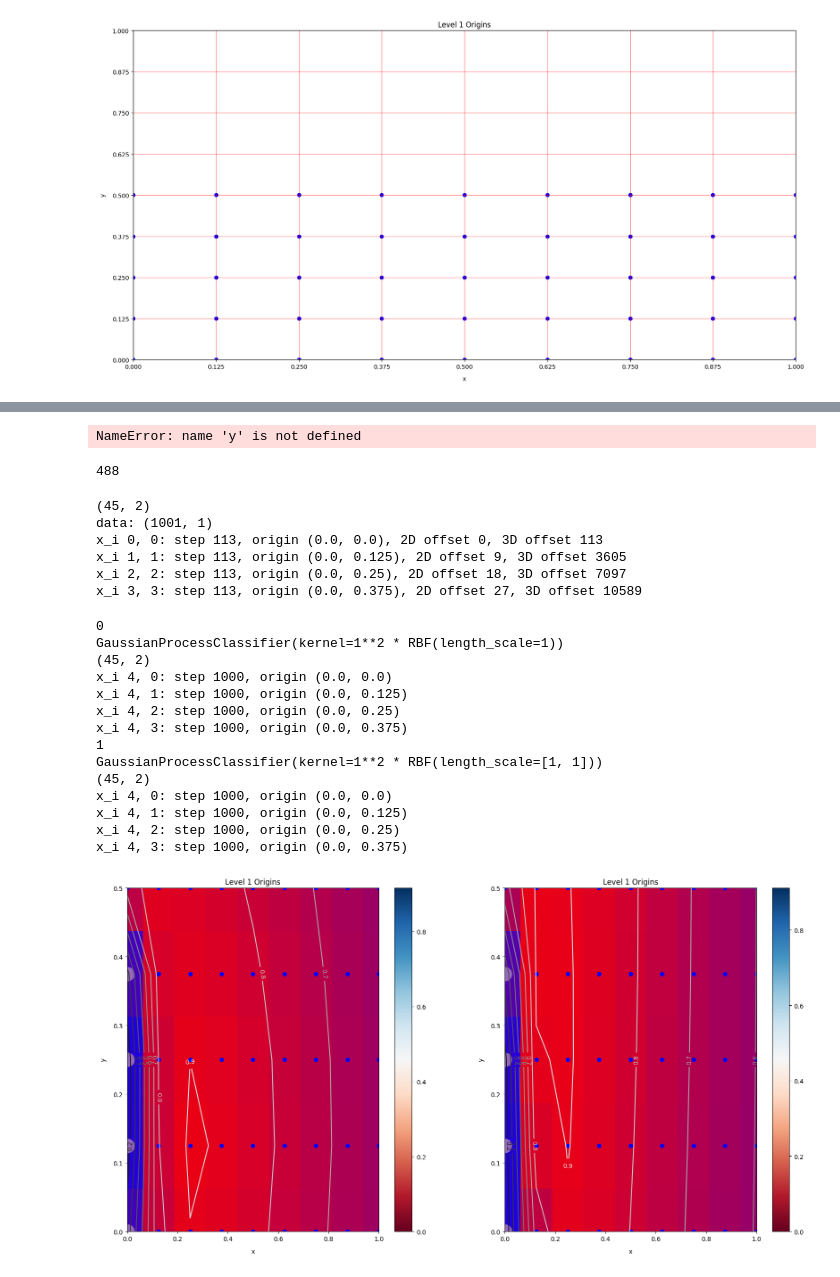
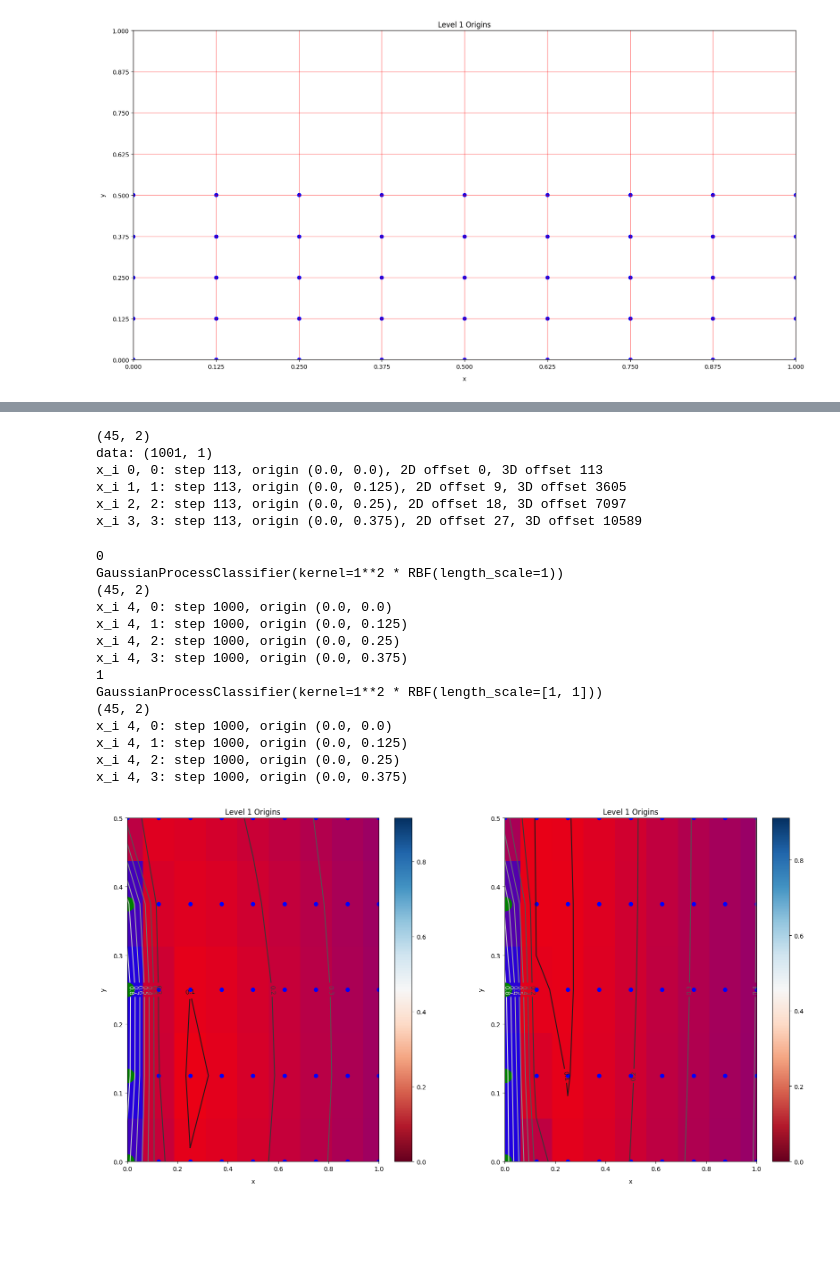
Before and after one commit to cpaolini/EBAMRINS, a Jupyter notebook: gpr.ipynb, the cells around one changed output, grey strips where cells are left out. Saved outputs shown, nothing was run; the diff lists cells and outputs as text; code cells hidden in the pictures; blank space fills up the shorter version.

```diff
--- a/gpr.ipynb
+++ b/gpr.ipynb
@@ -66,7 +48,3 @@ print(a[0:200,0:4])
 a.shape
 # %% [output]
 (87080, 8)
-# %%
-filter = a[:,1] >= 0
-A = a[filter]
-A.shape
@@ -258,7 +67,7 @@ X: (1001, 1)
 Y: (1001, 2)
 # %%
 stepMin = 113
-stepMax = 500 #600
+stepMax = 120 # 500 #600
 file = r"C:\Users\paoli\Downloads\origins.mp4"
 path = Path(file)
 if path.is_file():
@@ -430,32 +155,0 @@ x_i 1939, 7: step 500, origin (0.5625, 0.375), 2D offset 3.9375, 3D offset 2027.
-# %%
-cols = np.arange(x_min,x_max+h,h)
-NROWS = len(np.arange(y_min,y_max+h,h))
-N2 = len(cols) # NCOLS
-N3 = stepMax - stepMin + 1
-i = 0
-XX = np.empty((0,0))
-yy = np.empty((0))
-for step in range(X.shape[0]):
-    if stepMin <= step <= stepMax:
-        condition = (a[:,0] == step)
-        A = a[condition,1:4]
-        condition = (A[:,0] == 1) # only level 1 boxes
-        A = A[condition,1:3]
-        for origin in range(A.shape[0]):
-            #print(f'{origin}: step {step}, origin ({A[origin,0]}, {A[origin,1]}), 2D offset {A[origin,1] * NCOLS + A[origin,0]}')
-            offset2 = A[origin,0] + NROWS * A[origin,1] # col-major
-
-            print(f'x_i {i}, {origin}: step {step}, origin ({A[origin,0]}, {A[origin,1]}), 2D offset {offset2}')
-            XX = np.append(XX,i)
-            yy = np.append(yy,offset2)
-            i += 1
-'''
-fig = plt.figure(figsize=(20,10))
-ax = fig.add_subplot(1, 1, 1)
-plt.xlabel("X",labelpad=10)
-plt.ylabel("y",labelpad=10)
-plt.title(f"Level 1 Origins")
-colors = ["r", "b", "g", "y", "m", "c"]
-plt.plot(XX,yy, color = 'blue')
-plt.show()
-'''
@@ -491,13 +156,3 @@ print(cols)
-# %%
-rng = np.random.RandomState(1)
-training_indices = rng.choice(np.arange(y.size), size=6, replace=False)
-X_train, y_train = X[training_indices], y[training_indices]
-# %% [output]
-NameError: name 'y' is not defined
-# %%
-stepMax-stepMin+1
-# %% [output]
-488
 # %%
 h = 0.125   # step size in the mesh
 x_min = 0.0
@@ -628,32 +279,32 @@ for k, clf in enumerate((gpc_rbf_isotropic, gpc_rbf_anisotropic)):
 
     # pcolormesh needs the pixel edges for x and y
     # and with default flat shading, Z needs to be evaluated at the pixel center
     plot = plt.pcolormesh(xx, yy, ZZ, cmap='RdBu', shading='nearest')
     plt.scatter(xx,yy, color = 'blue')
     ax.grid(color='b', linestyle='-', linewidth=2, alpha=0.9)
     for origin in range(A.shape[0]):
         print(f'x_i {i}, {origin}: step {step}, origin ({A[origin,0]}, {A[origin,1]})')
         plt.scatter(A[origin,0], A[origin,1], c="g", marker='o', s=500)
     # contour needs the centers
-    cset = plt.contour(xx, yy, Z[:,:,0], cmap='gray')
+    cset = plt.contour(xx, yy, Z[:,:,1], cmap='gray')
     plt.clabel(cset, inline=True)
 
     plt.colorbar(plot)
 
 plt.show()
 # %% [output]
 0
 GaussianProcessClassifier(kernel=1**2 * RBF(length_scale=1))
 (45, 2)
 x_i 4, 0: step 1000, origin (0.0, 0.0)
 x_i 4, 1: step 1000, origin (0.0, 0.125)
 x_i 4, 2: step 1000, origin (0.0, 0.25)
 x_i 4, 3: step 1000, origin (0.0, 0.375)
 1
 GaussianProcessClassifier(kernel=1**2 * RBF(length_scale=[1, 1]))
 (45, 2)
 x_i 4, 0: step 1000, origin (0.0, 0.0)
 x_i 4, 1: step 1000, origin (0.0, 0.125)
 x_i 4, 2: step 1000, origin (0.0, 0.25)
 x_i 4, 3: step 1000, origin (0.0, 0.375)
-[figure, old version]
+[figure, new version]
```
Also changed, not shown: parts of 26 cells of this notebook.
